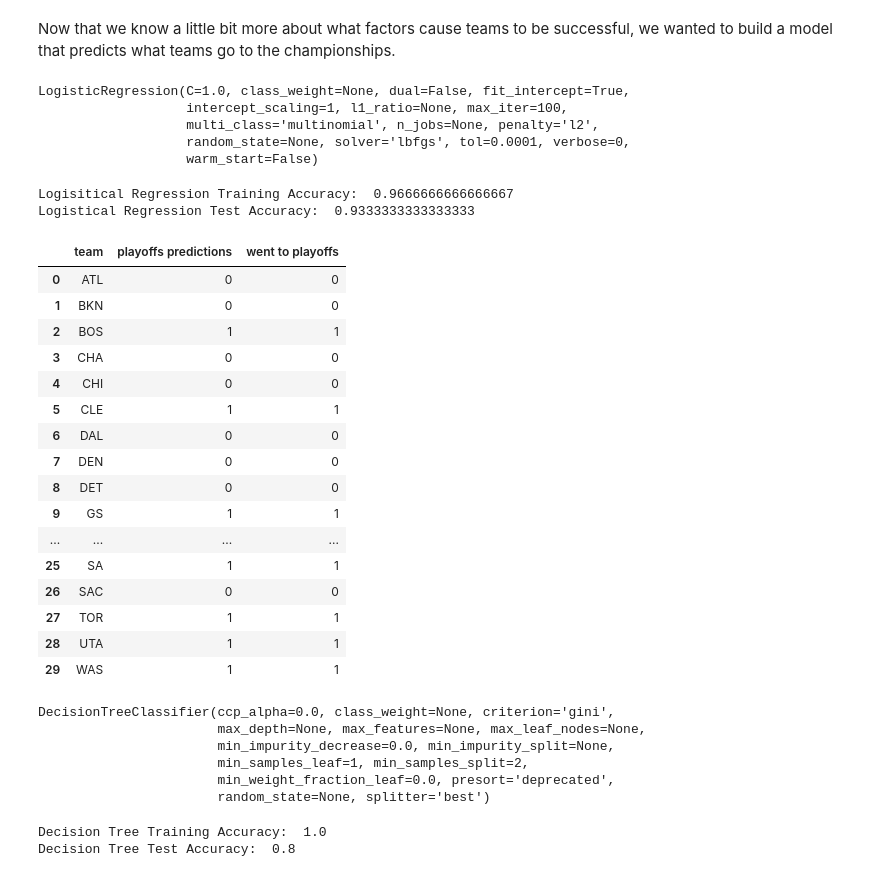
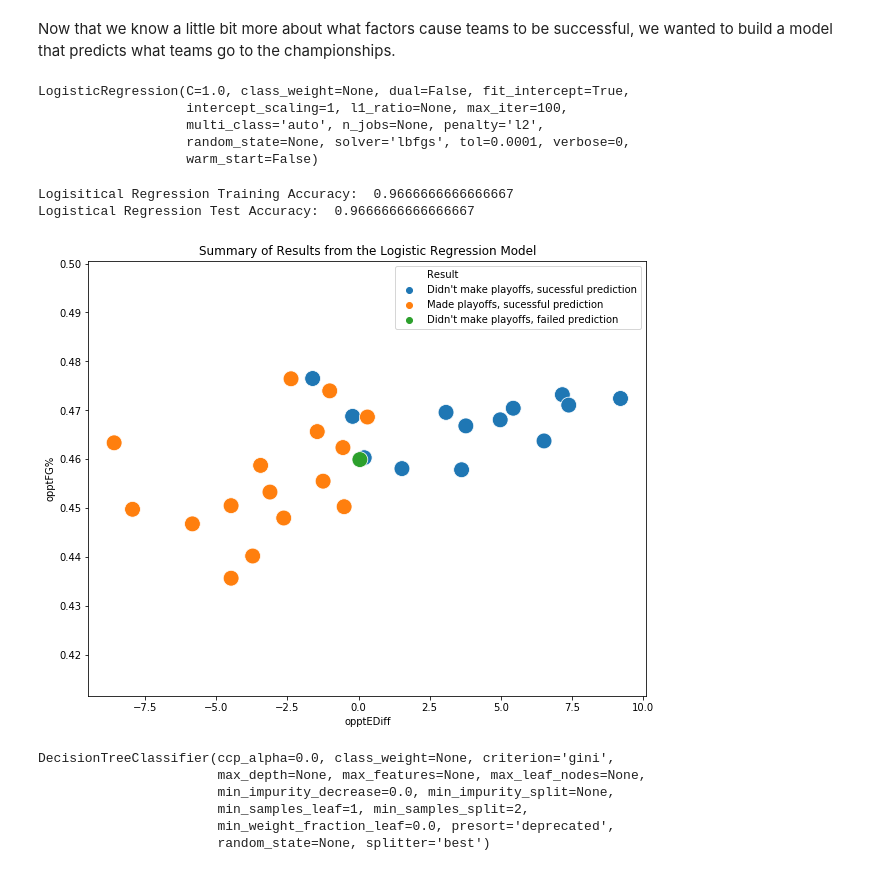
Before and after one commit to michelleli142/data100finalproject, a Jupyter notebook: final_proj.ipynb, the cells around one changed output. Cells and saved outputs as stored; diff of their text form; code cells hidden in the pictures.

```diff
--- a/final_proj.ipynb
+++ b/final_proj.ipynb
@@ -241,9 +242,20 @@ games1415scaled = preprocessing.scale(games1415[rel_cols])
 games1516scaled = preprocessing.scale(games1516[rel_cols])
 games1617scaled = preprocessing.scale(games1617[rel_cols])
 games1718scaled = preprocessing.scale(games1718[rel_cols])
+# %%
+def conditional(s):
+    if s["playoffs predictions"]==0 and s["went to playoffs"]==0:
+        return "Didn't make playoffs, sucessful prediction"
+    elif s["playoffs predictions"]==1 and s["went to playoffs"]==1:
+        return "Made playoffs, sucessful prediction"
+    elif s["playoffs predictions"]==1 and s["went to playoffs"]==0:
+        return "Didn't make playoffs, failed prediction"
+    else:
+        return "Made playoffs, failed prediction"
 # %%
+# First we made a logistic regression model
 from sklearn.linear_model import LogisticRegression
-lr_model = LogisticRegression(multi_class='multinomial')
+lr_model = LogisticRegression()
 lr_model.fit(games1213scaled, playoffs1213)
 lr_model.fit(games1314scaled, playoffs1314)
 lr_model.fit(games1415scaled, playoffs1415)
@@ -252,34 +264,24 @@ lr_model.fit(games1617scaled, playoffs1617)
 # %% [output]
 LogisticRegression(C=1.0, class_weight=None, dual=False, fit_intercept=True,
                    intercept_scaling=1, l1_ratio=None, max_iter=100,
-                   multi_class='multinomial', n_jobs=None, penalty='l2',
+                   multi_class='auto', n_jobs=None, penalty='l2',
                    random_state=None, solver='lbfgs', tol=0.0001, verbose=0,
                    warm_start=False)
 # %%
 lr_training_accuracy = lr_model.score(games1617scaled, playoffs1617)
 lr_test_accuracy = lr_model.score(games1718scaled, playoffs1718)
 print("Logisitical Regression Training Accuracy: ", lr_training_accuracy)
 print("Logistical Regression Test Accuracy: ", lr_test_accuracy)
 lr_results = pd.DataFrame(data={'team': games1718['teamAbbr'], 'playoffs predictions': lr_model.predict(games1718scaled), 'went to playoffs': playoffs1718})
-lr_results
+
+prediction_data = lr_results.join(games1718)
+prediction_data["Result"] = prediction_data.apply(conditional, axis=1)
+plt.figure(figsize=(10, 8))
+ax = sns.scatterplot(x='opptEDiff', y='opptFG%', hue='Result', data=prediction_data, s=250)
+plt.title("Summary of Results from the Logistic Regression Model")
+plt.show();
 # %% [output]
 Logisitical Regression Training Accuracy:  0.9666666666666667
-Logistical Regression Test Accuracy:  0.9333333333333333
+Logistical Regression Test Accuracy:  0.9666666666666667
-|  | team | playoffs predictions | went to playoffs |
-| 0 | ATL | 0 | 0 |
-| 1 | BKN | 0 | 0 |
-| 2 | BOS | 1 | 1 |
-| 3 | CHA | 0 | 0 |
-| 4 | CHI | 0 | 0 |
-| 5 | CLE | 1 | 1 |
-| 6 | DAL | 0 | 0 |
-| 7 | DEN | 0 | 0 |
-| 8 | DET | 0 | 0 |
-| 9 | GS | 1 | 1 |
-| ... | ... | ... | ... |
-| 25 | SA | 1 | 1 |
-| 26 | SAC | 0 | 0 |
-| 27 | TOR | 1 | 1 |
-| 28 | UTA | 1 | 1 |
-| 29 | WAS | 1 | 1 |
+[figure, added]
 # %%
@@ -297,11 +300,3 @@ DecisionTreeClassifier(ccp_alpha=0.0, class_weight=None, criterion='gini',
                        min_samples_leaf=1, min_samples_split=2,
                        min_weight_fraction_leaf=0.0, presort='deprecated',
                        random_state=None, splitter='best')
-# %%
-dt_training_accuracy = dt_model.score(games1617scaled, playoffs1617)
-dt_test_accuracy = dt_model.score(games1718scaled, playoffs1718)
-print("Decision Tree Training Accuracy: ", dt_training_accuracy)
-print("Decision Tree Test Accuracy: ", dt_test_accuracy)
-# %% [output]
-Decision Tree Training Accuracy:  1.0
-Decision Tree Test Accuracy:  0.8
```
Also changed, not shown: parts of 5 cells of this notebook, 1 other file.
